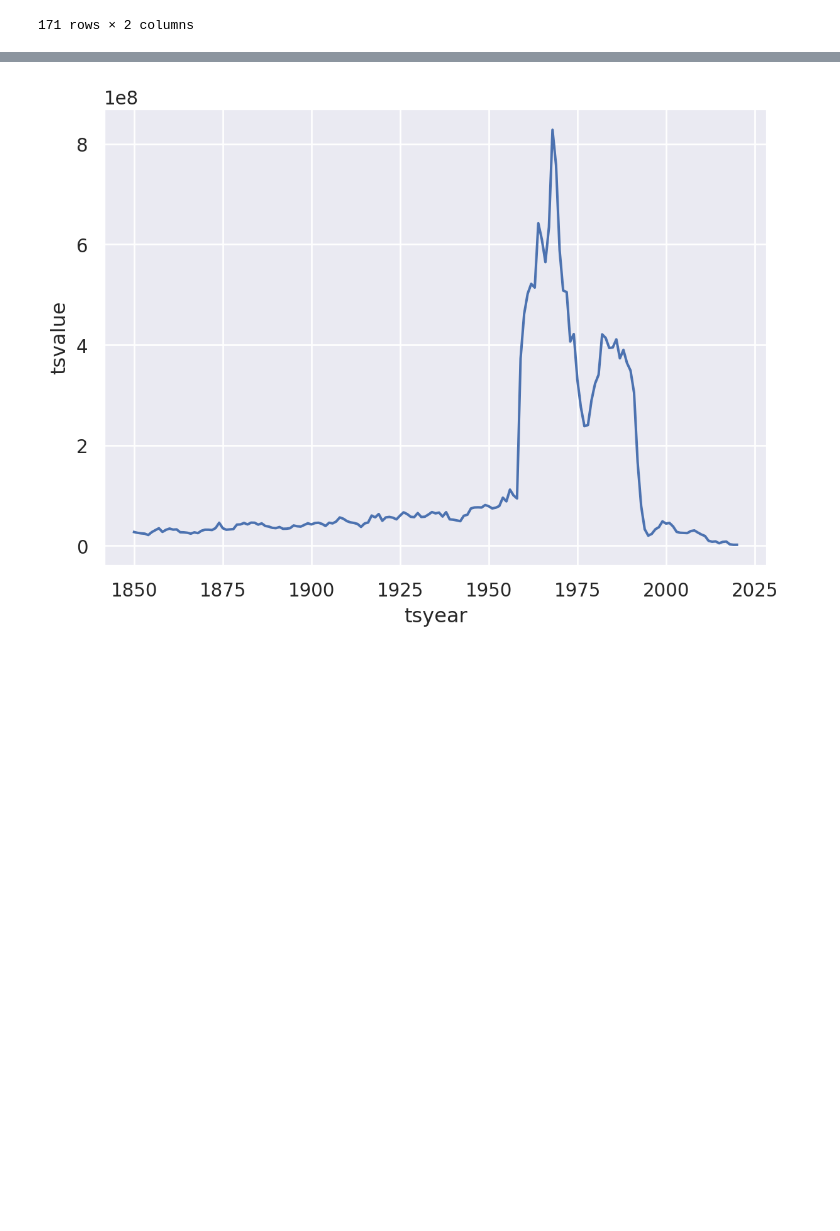
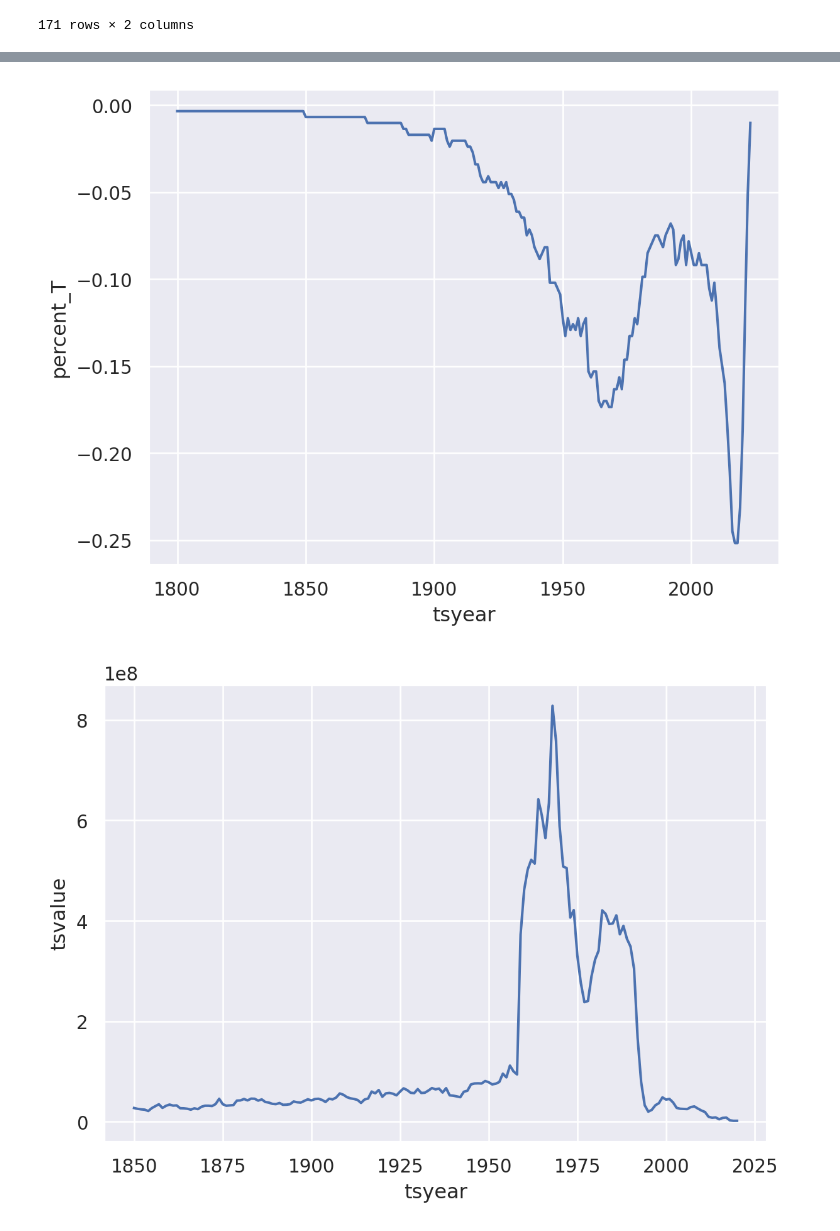
Before and after one commit to espm-288/fish-la-erg-fish, a Jupyter notebook: notebook.ipynb, the cells around one changed output, grey strips where cells are left out. Drawn from its saved outputs; the diff is of its cells as text; code cells hidden in the pictures; blank space fills up the shorter version.

```diff
--- a/notebook.ipynb
+++ b/notebook.ipynb
@@ -245,0 +261,12 @@ percentage_false.execute
+# %%
+
+result = (fish_catch
+          .group_by(_.tsyear)
+          .aggregate(
+              total_T=(_.collapse == 'T').sum()
+          )
+          .mutate(
+              percent_T=(_.total_T / 294 )*(-1) # Create the new column
+          )
+)
+result.execute()
@@ -246,3 +287,11 @@ percentage_false.execute
+# %%
+(
+    so.Plot(result, x="tsyear", y="percent_T")
+    .add(so.Lines())
+    .scale(color="viridis")
+)
+# %% [output]
+[figure, added]
 # %%
 (
     so.Plot(cod_catch_agg, x="tsyear", y="tsvalue")
```
Also changed, not shown: parts of 15 cells of this notebook.
